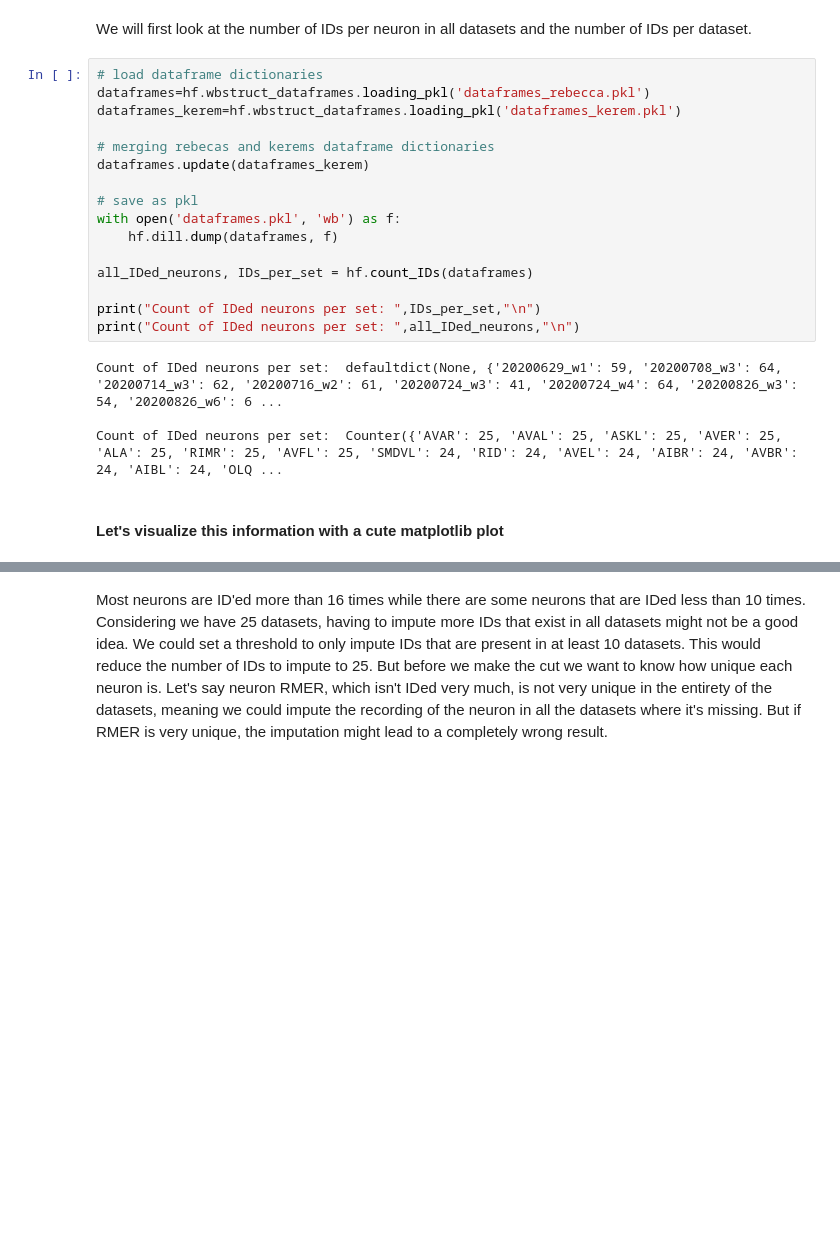
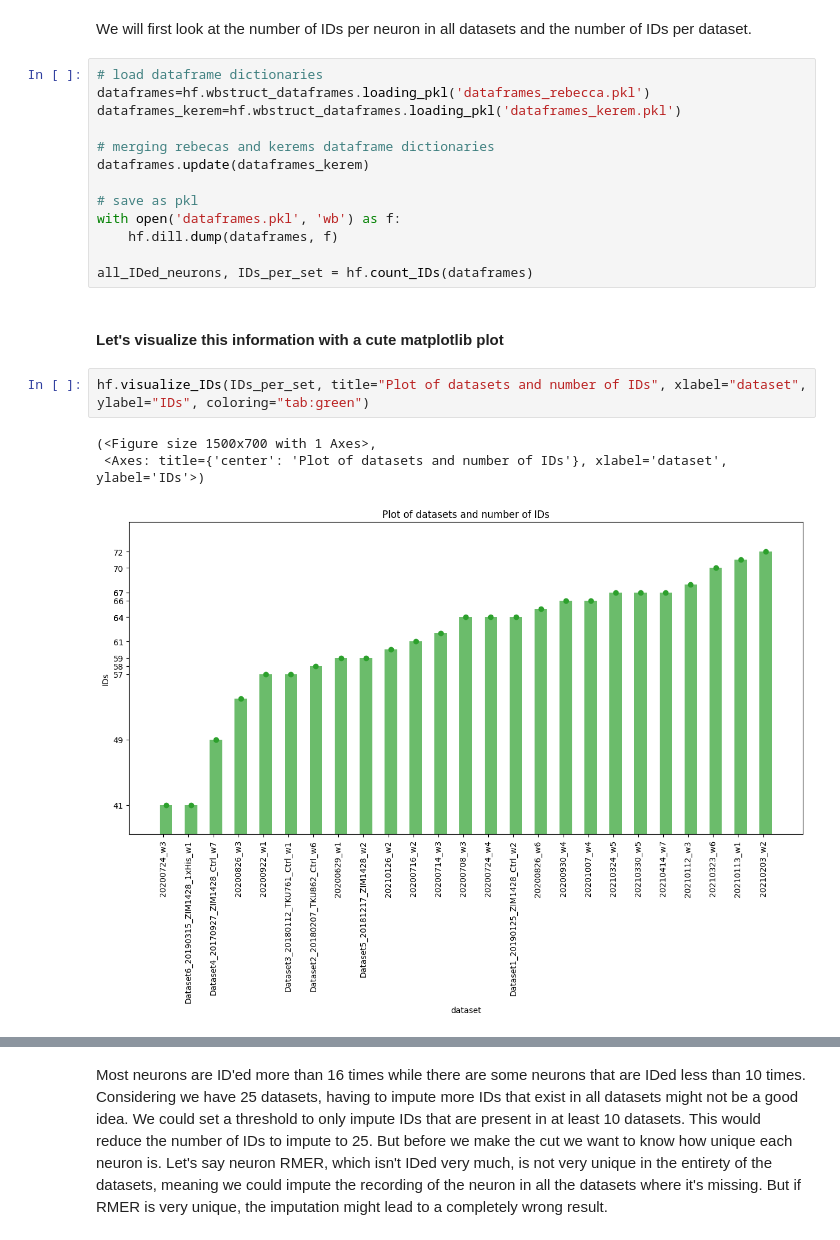
Before and after one commit to Zimmer-lab/neumandy, a Jupyter notebook: data/exploration_wrangling.ipynb, the cells around one changed output, grey strips where cells are left out. Saved outputs shown, nothing was run; the diff lists cells and outputs as text; blank space fills up the shorter version.

Commit message:
cleaned the visualixation notebook

```diff
--- a/data/exploration_wrangling.ipynb
+++ b/data/exploration_wrangling.ipynb
@@ -32,14 +32,13 @@ with open('dataframes.pkl', 'wb') as f:
     hf.dill.dump(dataframes, f)
 
 all_IDed_neurons, IDs_per_set = hf.count_IDs(dataframes)
-
-print("Count of IDed neurons per set: ",IDs_per_set,"\n")
-print("Count of IDed neurons per set: ",all_IDed_neurons,"\n")
-# %% [output]
-Count of IDed neurons per set:  defaultdict(None, {'20200629_w1': 59, '20200708_w3': 64, '20200714_w3': 62, '20200716_w2': 61, '20200724_w3': 41, '20200724_w4': 64, '20200826_w3': 54, '20200826_w6': 6 ...
-
-Count of IDed neurons per set:  Counter({'AVAR': 25, 'AVAL': 25, 'ASKL': 25, 'AVER': 25, 'ALA': 25, 'RIMR': 25, 'AVFL': 25, 'SMDVL': 24, 'RID': 24, 'AVEL': 24, 'AIBR': 24, 'AVBR': 24, 'AIBL': 24, 'OLQ ...
 # %% [markdown]
 #### Let's visualize this information with a cute matplotlib plot
+# %%
+hf.visualize_IDs(IDs_per_set, title="Plot of datasets and number of IDs", xlabel="dataset", ylabel="IDs", coloring="tab:green")
+# %% [output]
+(<Figure size 1500x700 with 1 Axes>,
+ <Axes: title={'center': 'Plot of datasets and number of IDs'}, xlabel='dataset', ylabel='IDs'>)
+[figure, added]
 # %%
 # plot the number of IDed neurons per set
```
Also changed, not shown: parts of 6 cells of this notebook, 2 other files.
